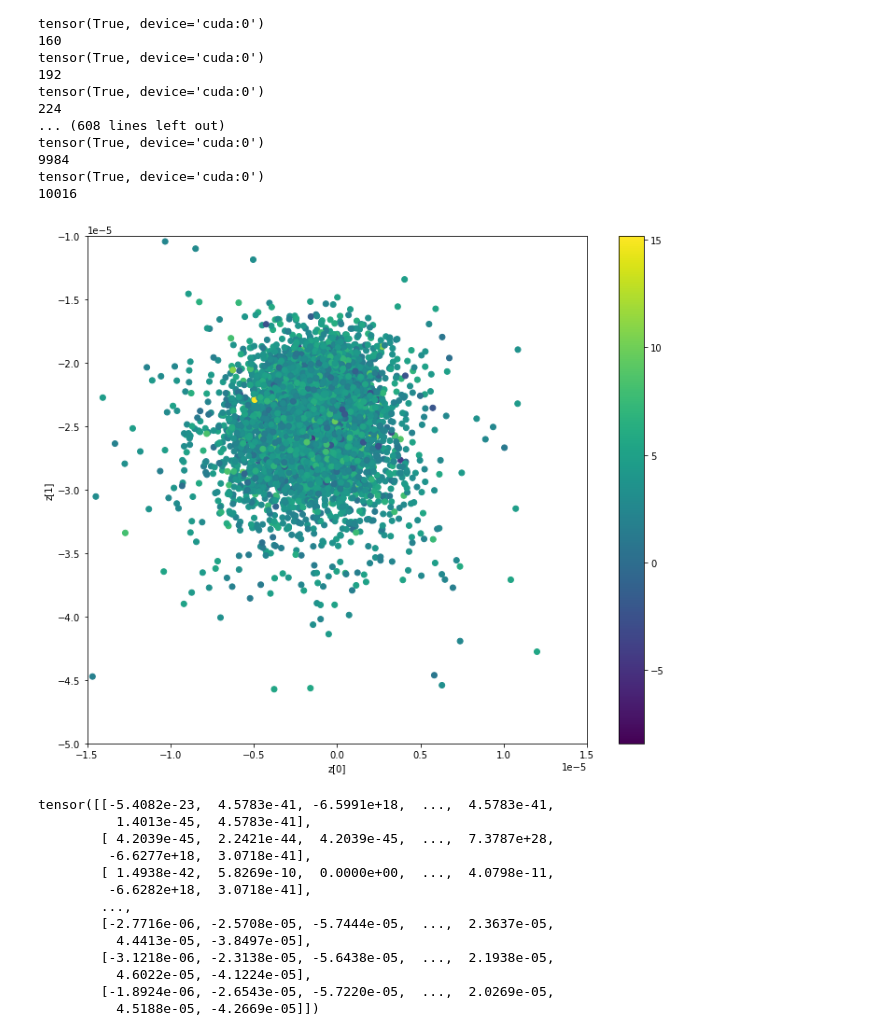
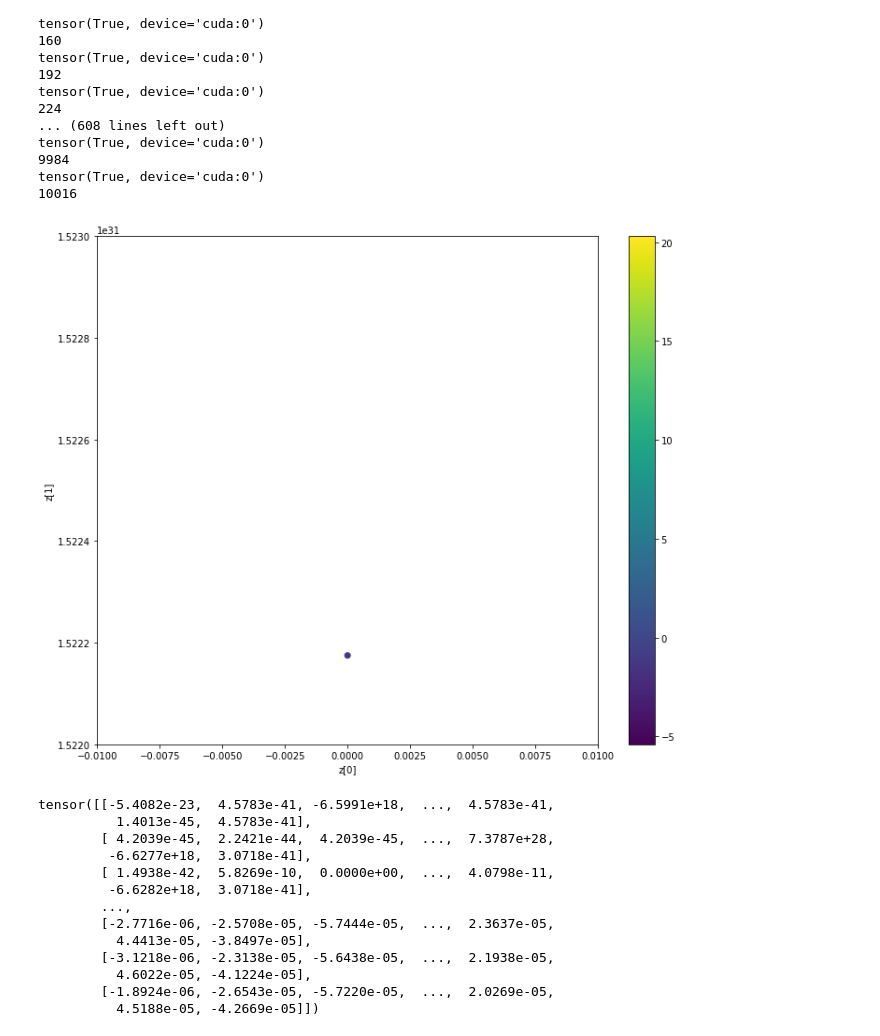
Before and after one commit to panukorn17/drug_discovery_models, a Jupyter notebook: fragment-based-dgm/Latent Space Optimisation.ipynb, the cells around one changed output. Saved outputs shown, nothing was run; the diff lists cells and outputs as text; code cells hidden in the pictures.

```diff
--- a/fragment-based-dgm/Latent Space Optimisation.ipynb
+++ b/fragment-based-dgm/Latent Space Optimisation.ipynb
@@ -193,8 +193,8 @@ plt.show()
 # %% [markdown]
 # Plot Latent Space
 # %%
-config = pickle.load(open('RUNS/2022-07-15@11:41:09-LAPTOP-E1483HNR-CHEMBL/config/config.pkl', "rb"))
-vocab = pickle.load(open('RUNS/2022-07-15@11:41:09-LAPTOP-E1483HNR-CHEMBL/config/vocab.pkl', "rb"))
+config = pickle.load(open('RUNS/2022-08-06@23:39:14-LAPTOP-E1483HNR-CHEMBL/config/config.pkl', "rb"))
+vocab = pickle.load(open('RUNS/2022-08-06@23:39:14-LAPTOP-E1483HNR-CHEMBL/config/vocab.pkl', "rb"))
 dataset = FragmentDataset(config)
 vocab = dataset.get_vocab()
 model = Frag2Mol(config, vocab)
@@ -274,14 +272,14 @@ data_sample_index = [item for sublist in data_sample for item in sublist]
 # %%
 plt.figure(figsize=(12, 10))
 plt.scatter(mu_stack[:9984, 0].cpu().detach().numpy(), mu_stack[:9984, 1].cpu().detach().numpy(), c=dataset.data.iloc[data_sample_index].logP.to_numpy())
 plt.xlabel("z[0]")
 plt.ylabel("z[1]")
 plt.colorbar()
-plt.xlim(-0.000015, 0.000015)
-plt.ylim(-0.00005, -0.00001)
+plt.xlim(-0.01, 0.01)
+plt.ylim(0.1522e32, 0.1523e32)
 plt.show()
 # %% [output]
-[figure, old version]
+[figure, new version]
 # %%
 mu_stack.cpu().detach()
 # %% [output]
```
Also changed, not shown: parts of 4 cells of this notebook, 2 other files.
